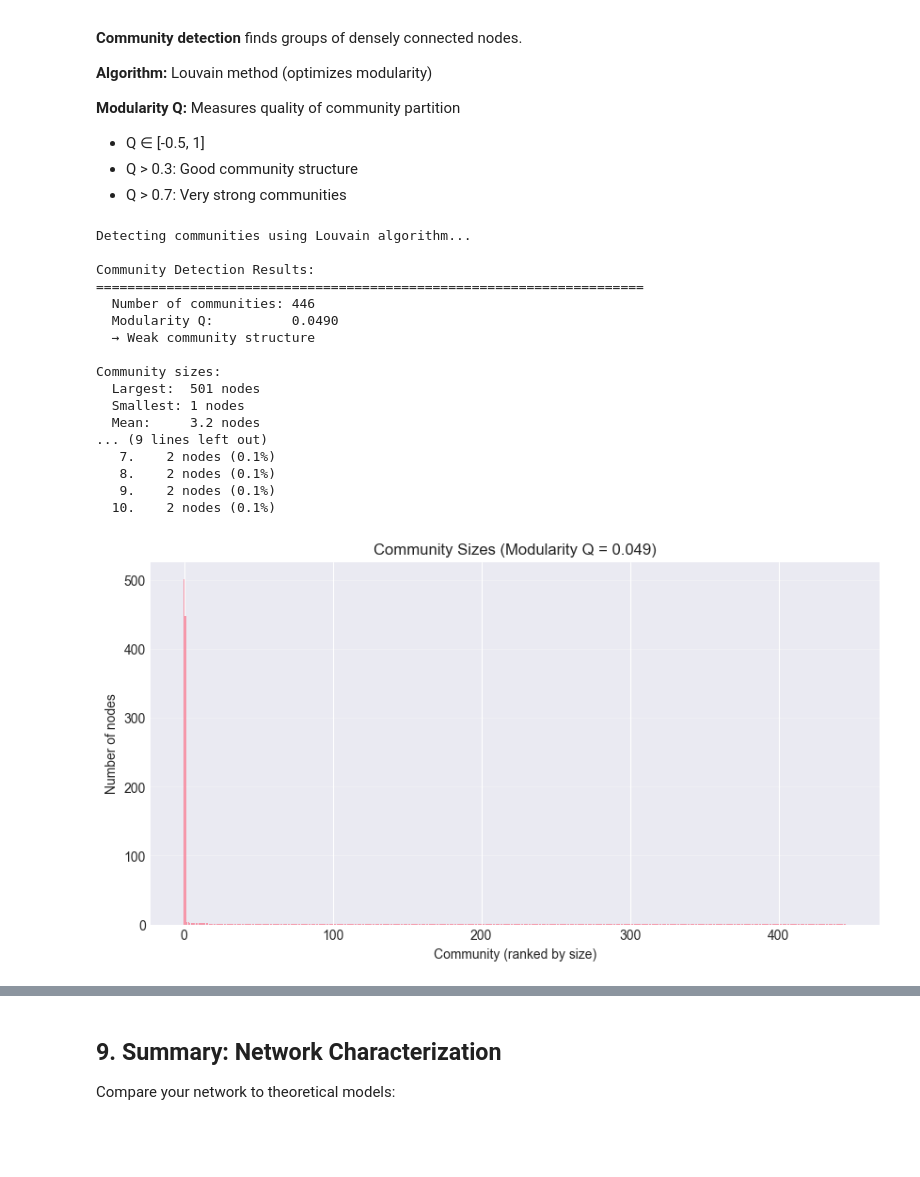
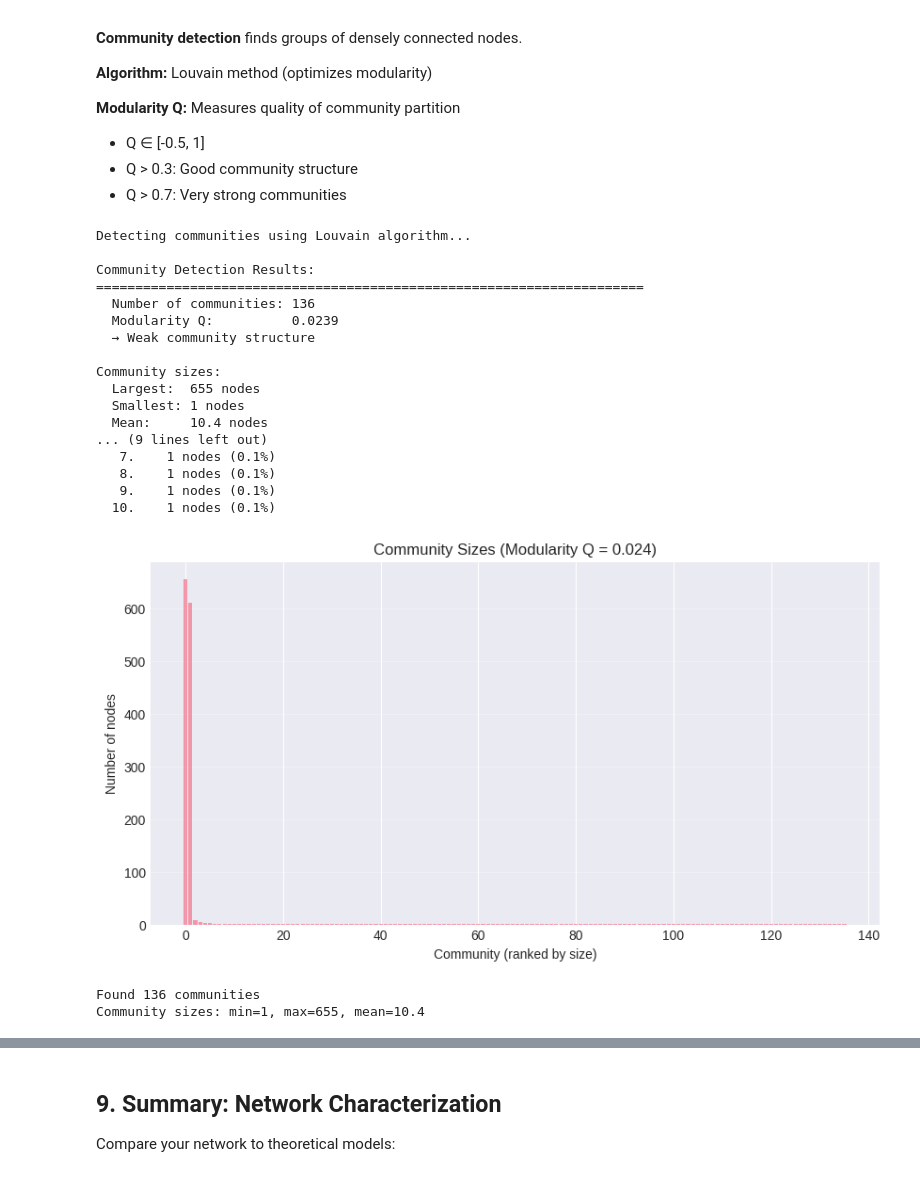
Before and after one commit to Erhan1706/complex-networks, a Jupyter notebook: notebooks/similarity_network.ipynb, the cells around one changed output, grey strips where cells are left out. Saved outputs shown, nothing was run; the diff lists cells and outputs as text; code cells hidden in the pictures; blank space fills up the shorter version.

```diff
--- a/notebooks/similarity_network.ipynb
+++ b/notebooks/similarity_network.ipynb
@@ -518,7 +518,7 @@ print("Detecting communities using Louvain algorithm...\n")
 from networkx.algorithms import community as nx_community
 
 # Louvain community detection
-communities = nx_community.louvain_communities(G)
+communities = nx_community.louvain_communities(G, weight='weight')
 
 # Compute modularity
 modularity = nx_community.modularity(G, communities)
@@ -540,39 +540,57 @@ community_sizes = [len(c) for c in communities]
 community_sizes.sort(reverse=True)
 
 print(f"\nCommunity sizes:")
 print(f"  Largest:  {community_sizes[0]} nodes")
 print(f"  Smallest: {community_sizes[-1]} nodes")
 print(f"  Mean:     {np.mean(community_sizes):.1f} nodes")
 print(f"  Median:   {np.median(community_sizes):.0f} nodes")
 
 print(f"\nTop 10 largest communities:")
 for i, size in enumerate(community_sizes[:10], 1):
     print(f"  {i:2d}. {size:4d} nodes ({100*size/G.number_of_nodes():.1f}%)")
 
 # Visualize community size distribution
 plt.figure(figsize=(10, 5))
 plt.bar(range(len(community_sizes)), community_sizes, alpha=0.7)
 plt.xlabel('Community (ranked by size)')
 plt.ylabel('Number of nodes')
 plt.title(f'Community Sizes (Modularity Q = {modularity:.3f})')
 plt.grid(alpha=0.3, axis='y')
 plt.show()
 # %% [output]
 Detecting communities using Louvain algorithm...
 
 Community Detection Results:
 ======================================================================
-  Number of communities: 446
-  Modularity Q:          0.0490
+  Number of communities: 136
+  Modularity Q:          0.0239
   → Weak community structure
 
 Community sizes:
-  Largest:  501 nodes
+  Largest:  655 nodes
   Smallest: 1 nodes
-  Mean:     3.2 nodes
+  Mean:     10.4 nodes
 ... (9 lines left out)
-   7.    2 nodes (0.1%)
-   8.    2 nodes (0.1%)
-   9.    2 nodes (0.1%)
-  10.    2 nodes (0.1%)
+   7.    1 nodes (0.1%)
+   8.    1 nodes (0.1%)
+   9.    1 nodes (0.1%)
+  10.    1 nodes (0.1%)
-[figure, old version]
+[figure, new version]
+# %%
+import ast
+
+item_categories = pd.read_csv('../data/raw/item_categories.csv')
+item_categories['feat_list'] = item_categories['feat'].apply(ast.literal_eval)
+
+# Create mapping from community to users
+community_to_users = {}
+for comm_id, community in enumerate(communities):
+    community_to_users[comm_id] = list(community)
+
+print(f"Found {len(communities)} communities")
+print(f"Community sizes: min={min(len(c) for c in communities)}, "
+      f"max={max(len(c) for c in communities)}, "
+      f"mean={np.mean([len(c) for c in communities]):.1f}")
+# %% [output]
+Found 136 communities
+Community sizes: min=1, max=655, mean=10.4
```
Also changed, not shown: parts of 7 cells of this notebook, 1 other file.
